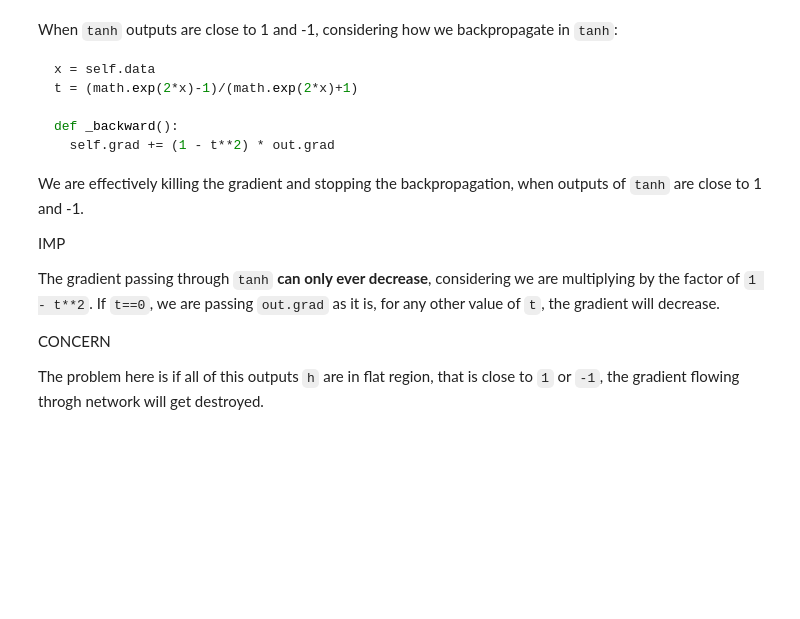
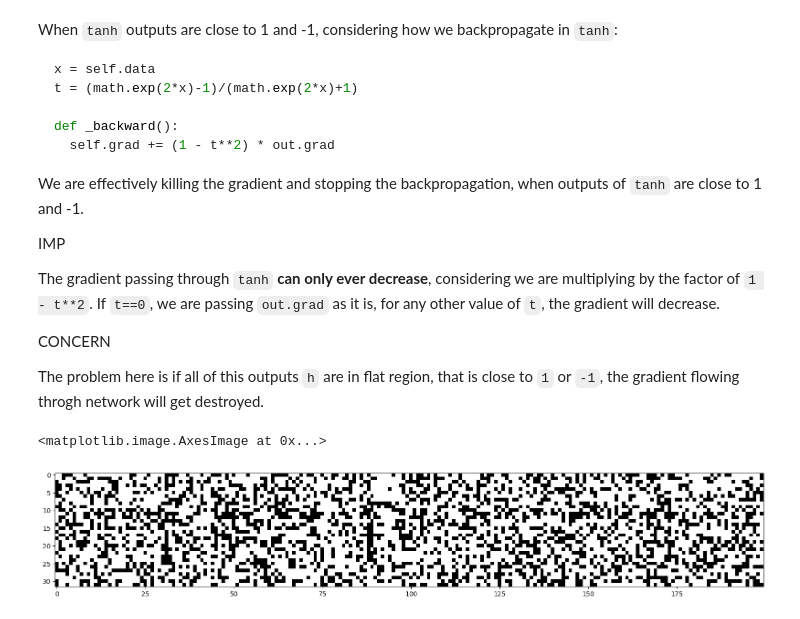
Before and after one commit to blackbird71SR/CharacterLLMs, a Jupyter notebook: build_makemore_part2.ipynb, the cells around one changed output. Saved outputs shown, nothing was run; the diff lists cells and outputs as text; code cells hidden in the pictures; blank space fills up the shorter version.

```diff
--- a/build_makemore_part2.ipynb
+++ b/build_makemore_part2.ipynb
@@ -231,2 +239,20 @@ tensor([ -0.9470, -10.4212, -11.2372,   5.6889]) tensor([1.3106e-03, 1.0067e-07,
 # %% [markdown]
 ### 2. Fix the Saturated `tanh`
+# %%
+def initializeWeights(n_vocab, block_size, n_embed, n_hidden):
+  g = torch.Generator().manual_seed(2147483647)
+
+  C = torch.randn((n_vocab, n_embed), generator=g)
+  W1 = torch.randn((n_embed * block_size, n_hidden), generator=g)
+  b1 = torch.randn(n_hidden, generator=g)
+  W2 = torch.randn((n_hidden, n_vocab), generator=g) * 0.01
+  b2 = torch.randn(n_vocab, generator=g) * 0
+
+  parameters = [C, W1, b1, W2, b2]
+  for p in parameters:
+    p.requires_grad = True
+
+  print(f'Total Parameters: {sum(p.nelement() for p in parameters)}')
+  return parameters
+
+parameters = initializeWeights(n_vocab, BLOCK_SIZE, N_EMBED, N_HIDDEN)
@@ -303,3 +331,9 @@ The gradient passing through `tanh` **can only ever decrease**, considering we a
 CONCERN
 
 The problem here is if all of this outputs `h` are in flat region, that is close to `1` or `-1`, the gradient flowing throgh network will get destroyed.
+# %%
+plt.figure(figsize=(20,10))
+plt.imshow(h.abs() > 0.99, cmap='gray', interpolation='nearest')
+# %% [output]
+<matplotlib.image.AxesImage at 0x...>
+[figure, added]
```
Also changed, not shown: parts of 17 cells of this notebook.
